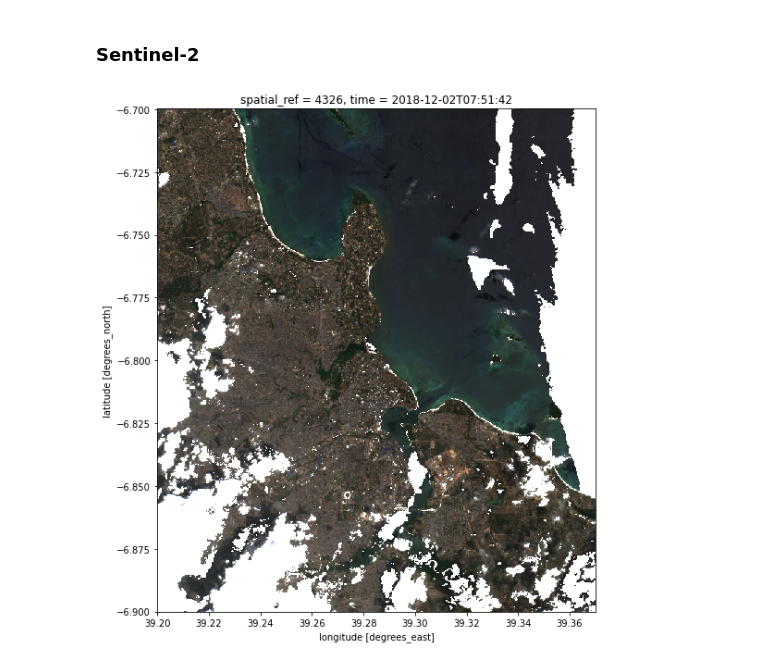
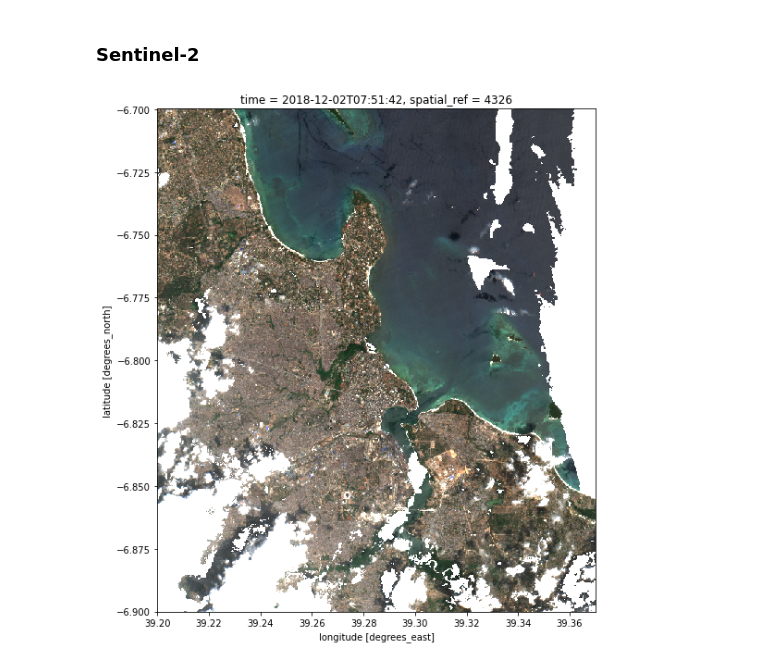
Before and after one commit to digitalearthafrica/deafrica-training-workshop, a Jupyter notebook: docs/session_2/04_loading_data.ipynb, the cells around one changed output. Saved outputs shown, nothing was run; the diff lists cells and outputs as text; code cells hidden in the pictures.

```diff
--- a/docs/session_2/04_loading_data.ipynb
+++ b/docs/session_2/04_loading_data.ipynb
@@ -202,6 +203,7 @@ rgb(landsat_ds.sel(time="2018-12-01"), bands=['red', 'green', 'blue'], vmin=0, v
 # %% [markdown]
 ### Sentinel-2
 # %%
-rgb(sentinel_2_ds.sel(time="2018-12-02"), bands=['B04', 'B03', 'B02'], vmin=0, vmax=5000, size=10)
+rgb(sentinel_2_ds.sel(time="2018-12-02"), bands=['B04', 'B03', 'B02'],
+    vmin=0, vmax=3000, size=10)
 # %% [output]
-[figure, old version]
+[figure, new version]
```
Also changed, not shown: parts of 2 cells of this notebook, 2 other files.
